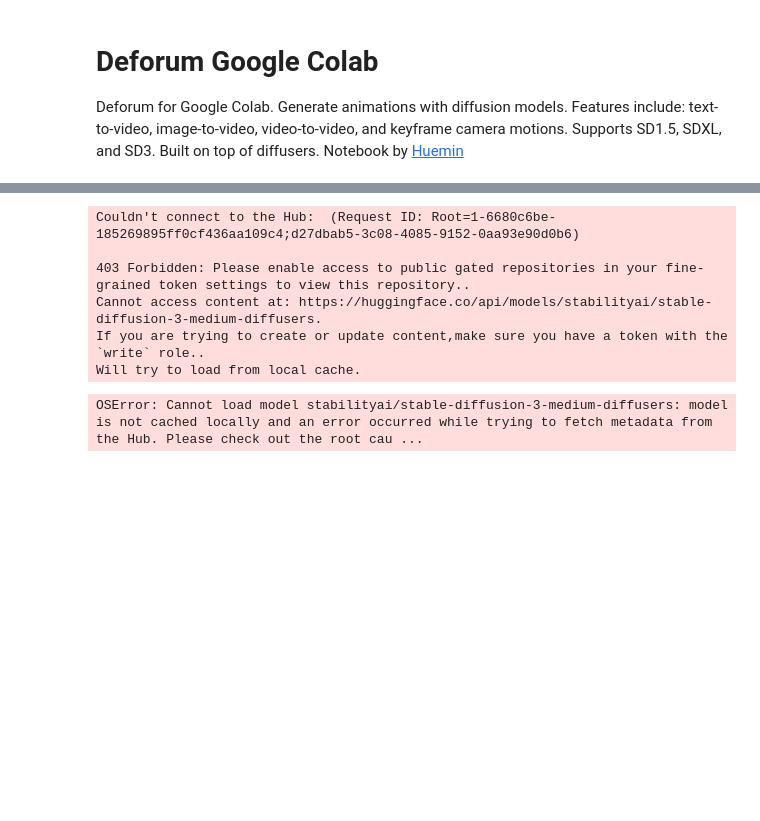
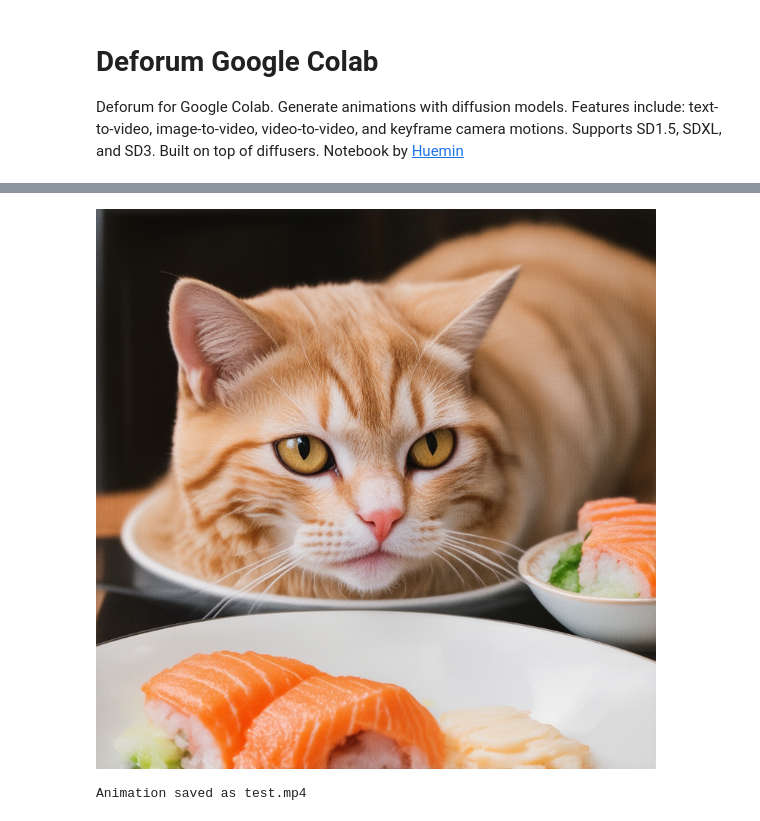
Before and after one commit to huemin-art/deforum-google-colab, a Jupyter notebook: Deforum_Google_Colab.ipynb, the cells around one changed output, grey strips where cells are left out. Saved outputs shown, nothing was run; the diff lists cells and outputs as text; code cells hidden in the pictures; blank space fills up the shorter version.

```diff
--- a/Deforum_Google_Colab.ipynb
+++ b/Deforum_Google_Colab.ipynb
@@ -82,7 +83,7 @@ sys.path.append(os.path.join(os.getcwd(), "deforum-google-colab"))
 from helpers import load_image, create_animation_from_pil_images
 
 #@markdown **RUN MODE**
-mode = "image" #@param ["image", "animation"]
+mode = "animation" #@param ["image", "animation"]
 
 model_map = {
     "sd3-medium": {
@@ -140,7 +141,7 @@ class DeforumArgs(BaseModel):
 
 #@markdown **ANIMATION SETTINGS**
 class DeforumAnimationArgs(BaseModel):
-    duration_seconds: int = 30 #@param {type:"integer"}
+    duration_seconds: int = 2 #@param {type:"integer"}
     frames_per_second: int = 12 #@param {type:"integer"}
 
     @computed_field
@@ -194,8 +195,6 @@ class DeforumGenerator:
                 prompt=args.prompt,
                 image=self.init,
                 negative_prompt=args.negative_prompt,
-                width=args.width,
-                height=args.height,
                 num_inference_steps=args.num_inference_steps,
                 guidance_scale=args.guidance_scale,
                 strength=args.strength
@@ -220,37 +219,32 @@ class DeforumGenerator:
             self.init = self.generate_image(args)
             self.frames.append(self.init)
 
         # video
         create_animation_from_pil_images(
             self.frames,
             "test.mp4",
             fps=anim_args.frames_per_second,
             loop=0,
             crf=17
         )
 
         Video("test.mp4", embed=True)
 
 
 if __name__ == "__main__":
     if "deforum" not in globals():
         config = DeforumConfig()
         deforum = DeforumGenerator(config)
 
     args = DeforumArgs()
     anim_args = DeforumAnimationArgs()
 
     if mode == "image":
         print(args)
         deforum.generate_image(args)
     if mode == "animation":
         print(anim_args)
         deforum.generate_animation(args, anim_args)
 # %% [output]
+[figure, added]
-Couldn't connect to the Hub:  (Request ID: Root=1-6680c6be-185269895ff0cf436aa109c4;d27dbab5-3c08-4085-9152-0aa93e90d0b6)
-
-403 Forbidden: Please enable access to public gated repositories in your fine-grained token settings to view this repository..
-Cannot access content at: https://huggingface.co/api/models/stabilityai/stable-diffusion-3-medium-diffusers.
-If you are trying to create or update content,make sure you have a token with the `write` role..
-Will try to load from local cache.
+Animation saved as test.mp4
-OSError: Cannot load model stabilityai/stable-diffusion-3-medium-diffusers: model is not cached locally and an error occurred while trying to fetch metadata from the Hub. Please check out the root cau ...
```
Also changed, not shown: parts of 3 cells of this notebook.
